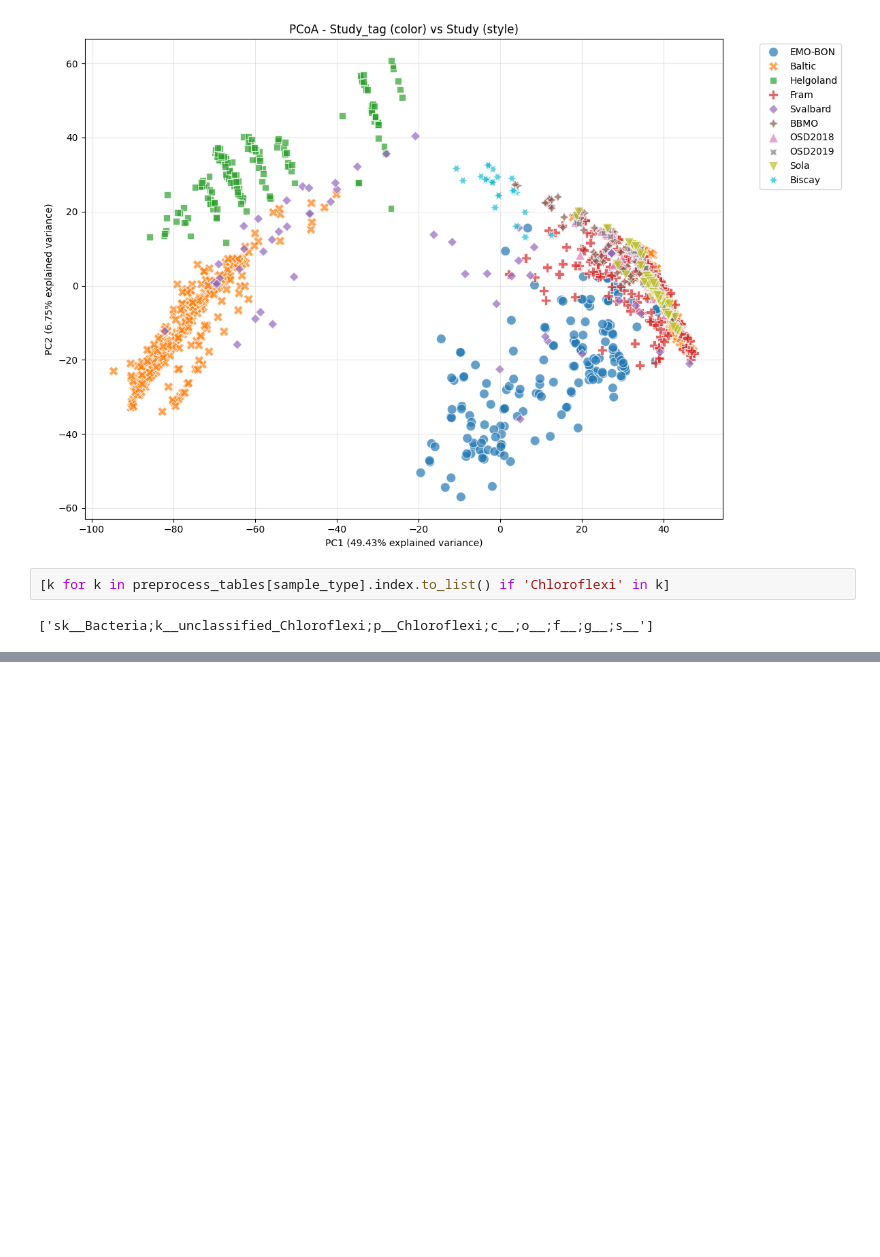
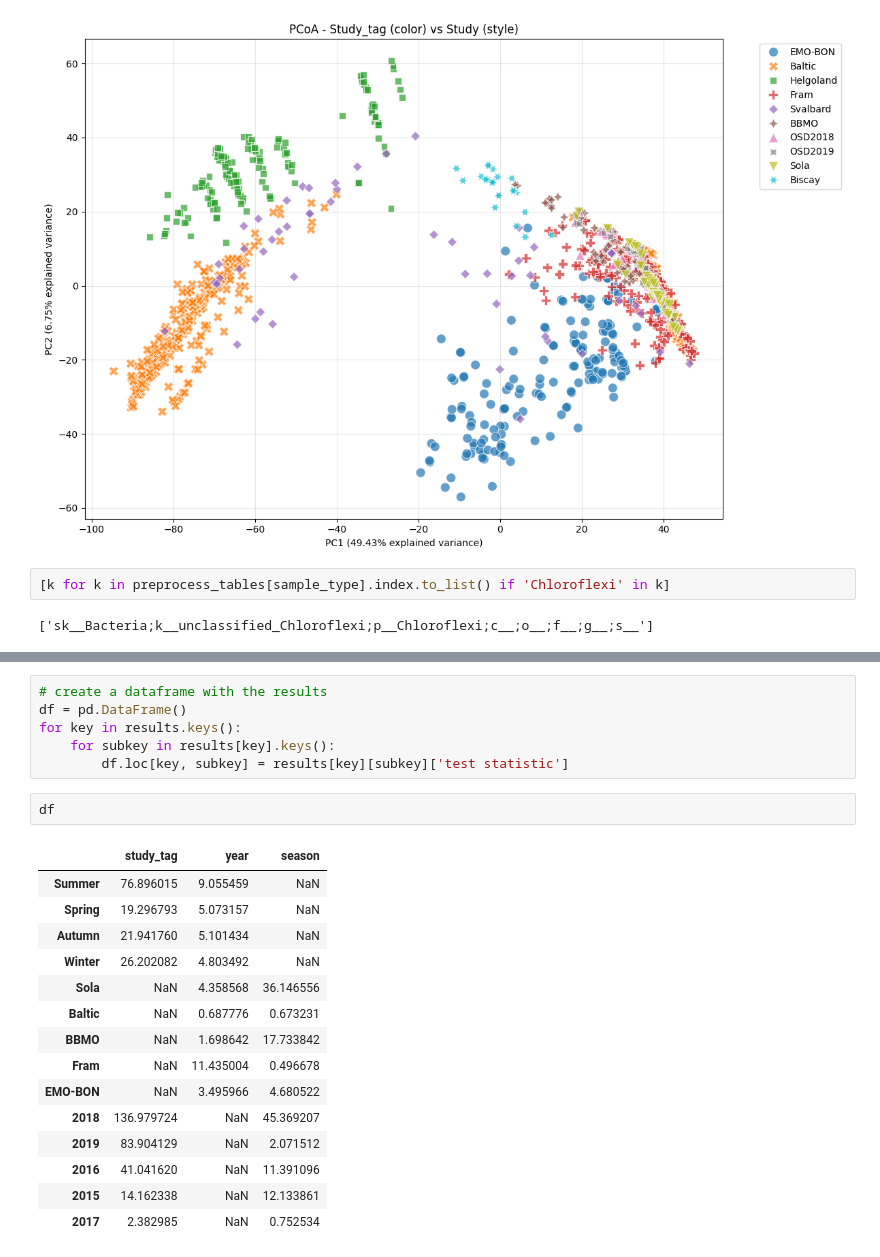
Before and after one commit to palec87/mgnify-methods, a Jupyter notebook: notebooks/07_multiple_studies_beta_emo-bon.ipynb, the cells around one changed output, grey strips where cells are left out. Saved outputs shown, nothing was run; the diff lists cells and outputs as text; blank space fills up the shorter version.

```diff
--- a/notebooks/07_multiple_studies_beta_emo-bon.ipynb
+++ b/notebooks/07_multiple_studies_beta_emo-bon.ipynb
@@ -674,0 +651,24 @@ samples_meta
+# %%
+# create a dataframe with the results
+df = pd.DataFrame()
+for key in results.keys():
+    for subkey in results[key].keys():
+        df.loc[key, subkey] = results[key][subkey]['test statistic']
+# %%
+df
+# %% [output]
+|  | study_tag | year | season |
+| Summer | 76.896015 | 9.055459 | NaN |
+| Spring | 19.296793 | 5.073157 | NaN |
+| Autumn | 21.941760 | 5.101434 | NaN |
+| Winter | 26.202082 | 4.803492 | NaN |
+| Sola | NaN | 4.358568 | 36.146556 |
+| Baltic | NaN | 0.687776 | 0.673231 |
+| BBMO | NaN | 1.698642 | 17.733842 |
+| Fram | NaN | 11.435004 | 0.496678 |
+| EMO-BON | NaN | 3.495966 | 4.680522 |
+| 2018 | 136.979724 | NaN | 45.369207 |
+| 2019 | 83.904129 | NaN | 2.071512 |
+| 2016 | 41.041620 | NaN | 11.391096 |
+| 2015 | 14.162338 | NaN | 12.133861 |
+| 2017 | 2.382985 | NaN | 0.752534 |
```
Also changed, not shown: parts of 21 cells of this notebook, 4 other files.
